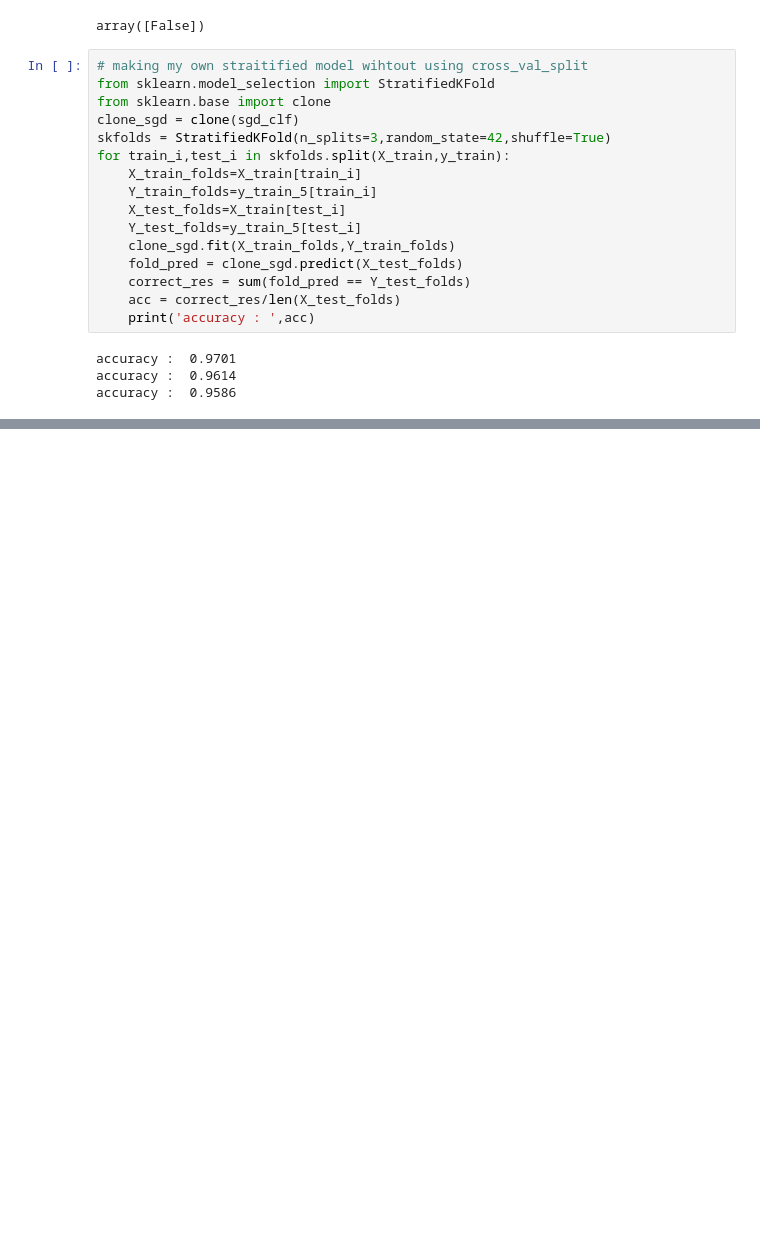
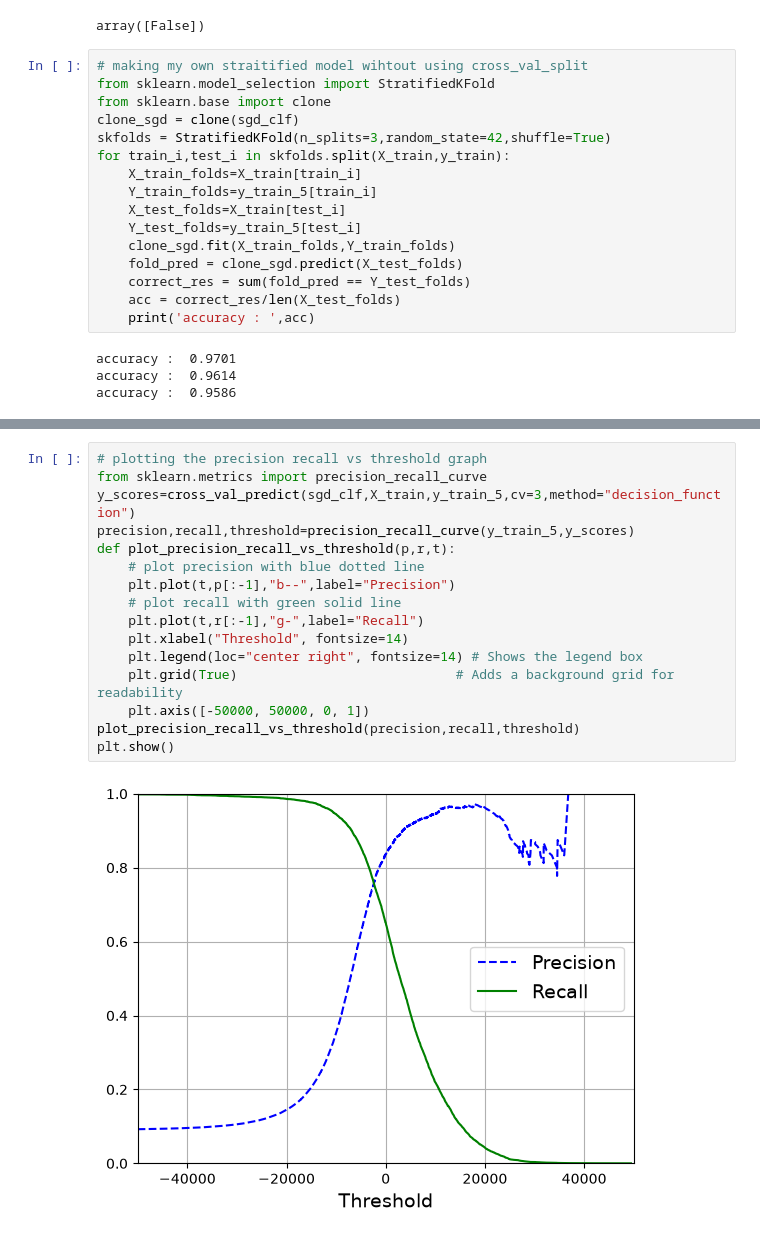
Before and after one commit to dharmik-o/Hands-On-ML, a Jupyter notebook: MNIST.ipynb, the cells around one changed output, grey strips where cells are left out. Cells and saved outputs as stored; diff of their text form; blank space fills up the shorter version.

```diff
--- a/MNIST.ipynb
+++ b/MNIST.ipynb
@@ -76,0 +137,18 @@ scores
+# %%
+# plotting the precision recall vs threshold graph
+from sklearn.metrics import precision_recall_curve
+y_scores=cross_val_predict(sgd_clf,X_train,y_train_5,cv=3,method="decision_function")
+precision,recall,threshold=precision_recall_curve(y_train_5,y_scores)
+def plot_precision_recall_vs_threshold(p,r,t):
+    # plot precision with blue dotted line
+    plt.plot(t,p[:-1],"b--",label="Precision")
+    # plot recall with green solid line
+    plt.plot(t,r[:-1],"g-",label="Recall")
+    plt.xlabel("Threshold", fontsize=14)
+    plt.legend(loc="center right", fontsize=14) # Shows the legend box
+    plt.grid(True)                            # Adds a background grid for readability
+    plt.axis([-50000, 50000, 0, 1])
+plot_precision_recall_vs_threshold(precision,recall,threshold)
+plt.show()
+# %% [output]
+[figure, added]
```
Also changed, not shown: parts of 49 cells of this notebook.
